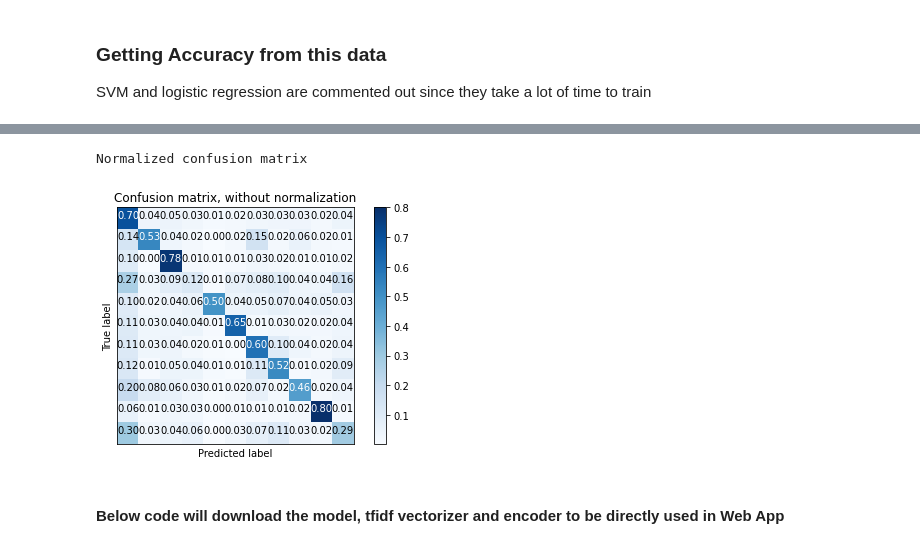
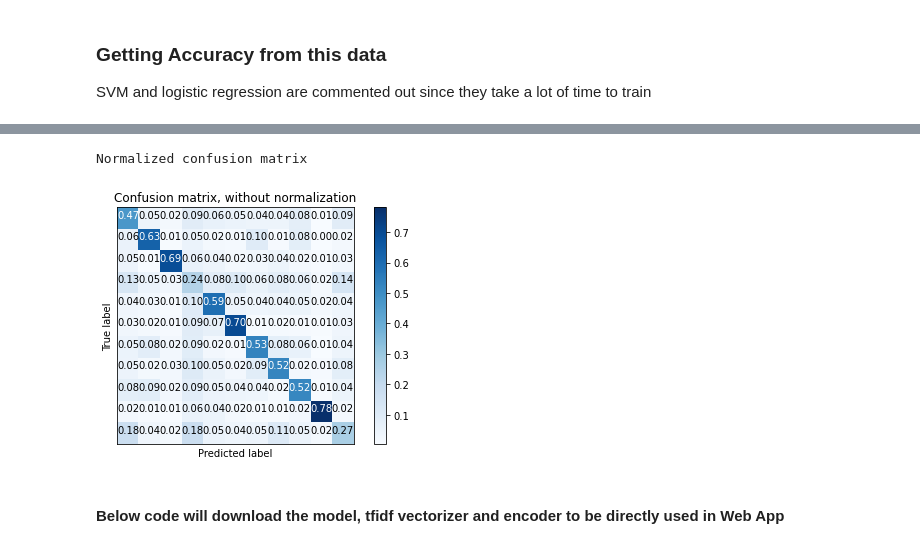
Before and after one commit to YatinGupta777/Reddit-flare-detector, a Jupyter notebook: Flare Detector.ipynb, the cells around one changed output, grey strips where cells are left out. Drawn from its saved outputs; the diff is of its cells as text; code cells hidden in the pictures.

```diff
--- a/Flare Detector.ipynb
+++ b/Flare Detector.ipynb
@@ -682,14 +669,14 @@ Please also refer to the documentation for alternative solver options:
 # %%
 from sklearn.metrics import confusion_matrix
-predictions_NB = Naive.predict(test_x)
-cm = confusion_matrix(test_y, predictions_NB)
+predictions_SVM = SVM.predict(test_x)
+cm = confusion_matrix(test_y, predictions_SVM)
 
 plt.figure()
 plot_confusion_matrix(cm, classes=[],normalize=True,
                       title='Confusion matrix, without normalization')
 # %% [output]
 Normalized confusion matrix
-[figure, old version]
+[figure, new version]
 # %% [markdown]
 #### Below code will download the model, tfidf vectorizer and encoder to be directly used in Web App
 # %%
```
Also changed, not shown: parts of 1 cell of this notebook, 1 other file.
